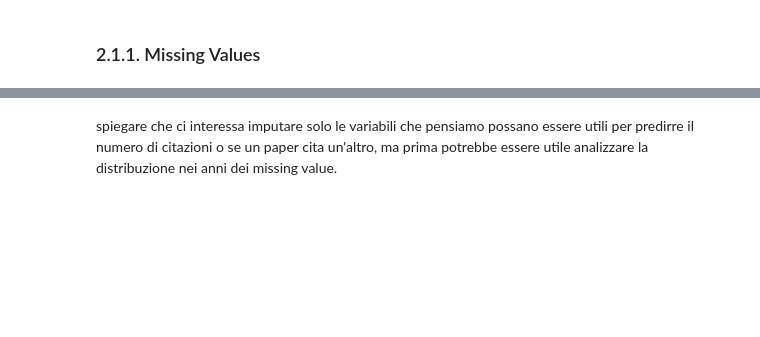
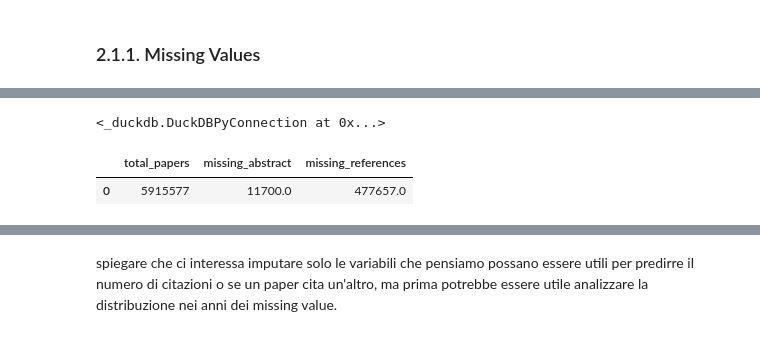
Before and after one commit to SergioFernandezDiz/Data-Projects-Hackathon_3-25-26, a Jupyter notebook: code.ipynb, the cells around one changed output, grey strips where cells are left out. Saved outputs shown, nothing was run; the diff lists cells and outputs as text; code cells hidden in the pictures; blank space fills up the shorter version.

```diff
--- a/code.ipynb
+++ b/code.ipynb
@@ -677 +1296,36 @@ WHERE year_int > 1990
+# %%
+con.execute("""
+CREATE OR REPLACE VIEW papers_working AS
+SELECT *
+FROM (
+    SELECT
+        *,
+        (
+            CAST(flag_missing_title AS INTEGER) +
+            CAST(flag_missing_abstract AS INTEGER) +
+            CAST(flag_missing_lang AS INTEGER) +
+            CAST(flag_missing_venue AS INTEGER) +
+            CAST(flag_missing_doc_type AS INTEGER) +
+            CAST(flag_missing_keywords AS INTEGER) +
+            CAST(flag_missing_references AS INTEGER) +
+            CAST(flag_missing_authors AS INTEGER) +
+            CAST(flag_year_missing AS INTEGER)
+        ) AS num_missing
+    FROM papers_scope
+) t
+WHERE num_missing <= 1
+""")
+# %% [output]
+<_duckdb.DuckDBPyConnection at 0x...>
+# %%
+con.execute("""
+SELECT
+    COUNT(*) AS total_papers,
+    SUM(CAST(flag_missing_abstract AS INTEGER)) AS missing_abstract,
+    SUM(CAST(flag_missing_references AS INTEGER)) AS missing_references,
+FROM papers_working
+""").fetchdf()
+# %% [output]
+|  | total_papers | missing_abstract | missing_references |
+| 0 | 5915577 | 11700.0 | 477657.0 |
 # %%
```
Also changed, not shown: parts of 114 cells of this notebook, 2 other files.
